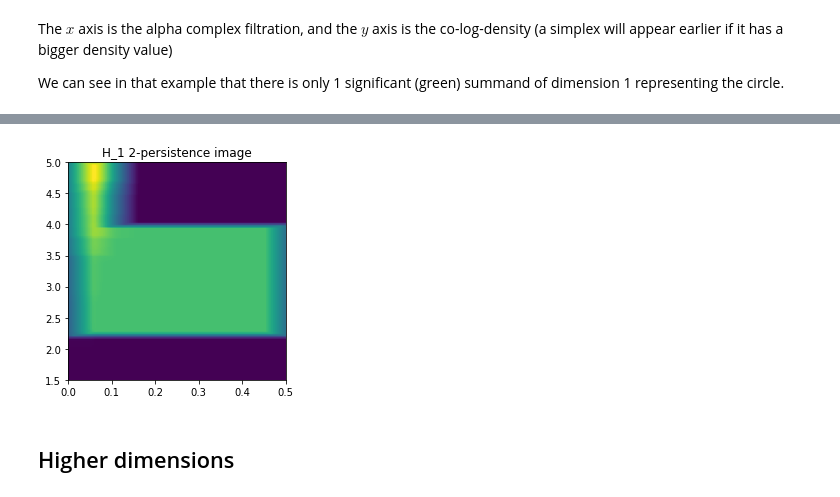
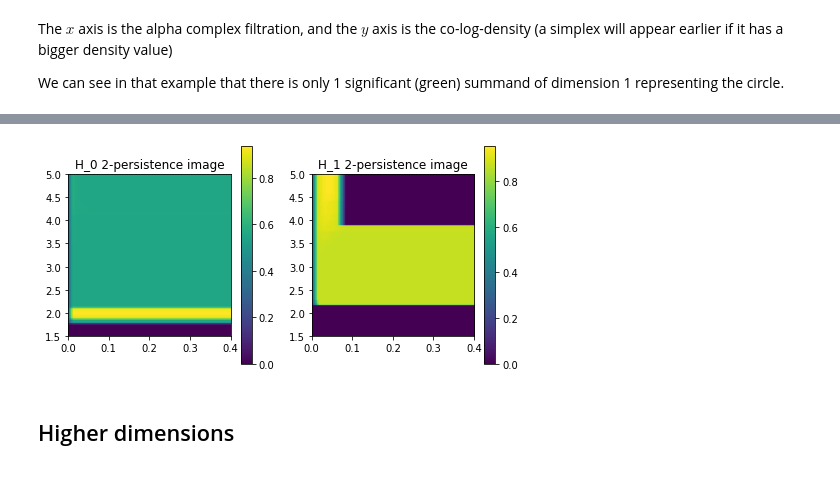
Before and after one commit to DavidLapous/multipers, a Jupyter notebook: How to use.ipynb, the cells around one changed output, grey strips where cells are left out. Drawn from its saved outputs; the diff is of its cells as text; code cells hidden in the pictures.

```diff
--- a/How to use.ipynb
+++ b/How to use.ipynb
@@ -113,7 +109,7 @@ from sklearn.neighbors import KernelDensity
 # %% [markdown]
 The noisy annulus dataset that we consider
 # %%
-npts = 500
+npts = 1000
 noutliers = (int)(npts * 0.4)
 np.random.seed(100)
 X = np.block([[np.array(noisy_annulus(1,1.5, npts))], [np.random.uniform(low=-2, high=2, size=(noutliers,2))]] )
@@ -126,14 +122,24 @@ plt.show()
 # %%
 # Defines an alpha complex from the point cloud
-simplextree = gd.AlphaComplex(points=X).create_simplex_tree()
+ac = gd.AlphaComplex(points=X)
+simplextree = ac.create_simplex_tree()
+
+# For computational efficiency, alpha complexes can change the order of the points
+X = np.array([ac.get_point(i) for i in  range(simplextree.num_vertices())])
+
+
 # Estimates the density of the point cloud
 kde = KernelDensity(kernel='gaussian', bandwidth=1/4).fit(X)
-# Retrieves the boundary and the filtration
+
+# Retrieves the boundary and the filtration from the simplextree
 boundary, alpha_filtration = splx2bf(simplextree)
+
 # Defines the bifiltration
 codensity_fitlration = -np.array(kde.score_samples(X))
 F=[alpha_filtration,codensity_fitlration]
-# The box
-box = [[0,1.5], [0.5,5]]
+
+# The box on which to compute
+box = [[0,1.5], [0.4,5]]
+
+# Computes an approximation of the module
+bimodule = approx(boundary, F, box=box, precision=0.01)
-# %%
-bimodule = approx(boundary, F, precision=0.01, box=box, verbose=0)
@@ -154,7 +156,7 @@ bimodule.plot(alpha=0.8, dimension=1, min_interleaving=0.4)
 # %%
-bimodule.image(dimension=1, bandwidth=0.05);
+bimodule.image(bandwidth=0.01, p=2, colorbar=1);
 # %% [output]
-[figure, old version]
+[figure, new version]
 # %% [markdown]
 ## Higher dimensions
 # %% [markdown]
```
Also changed, not shown: parts of 26 cells of this notebook, 13 other files.
